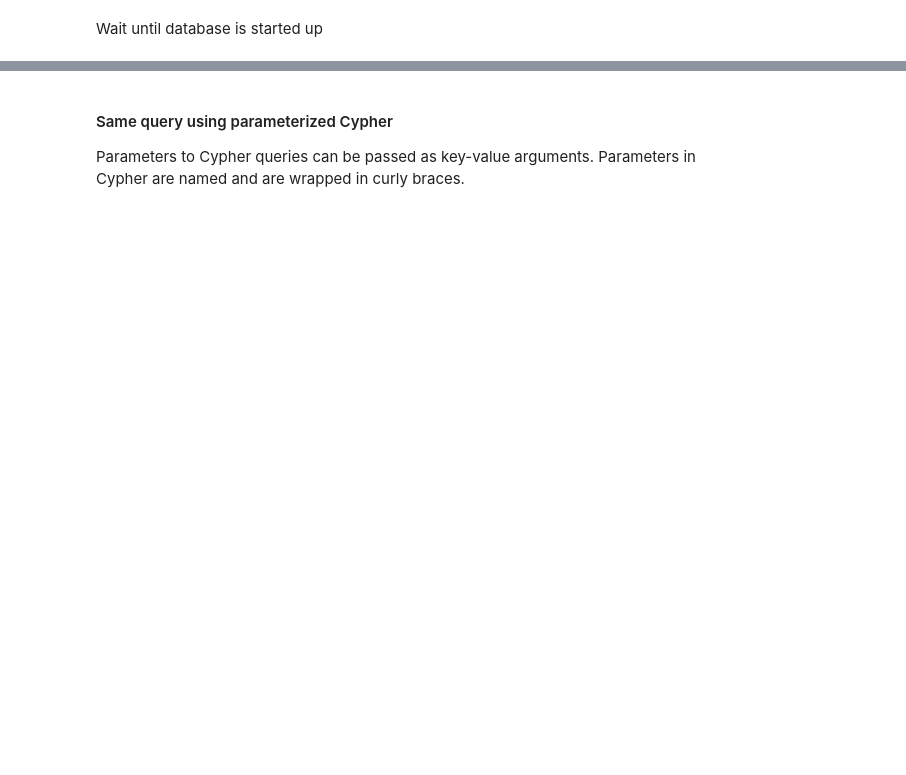
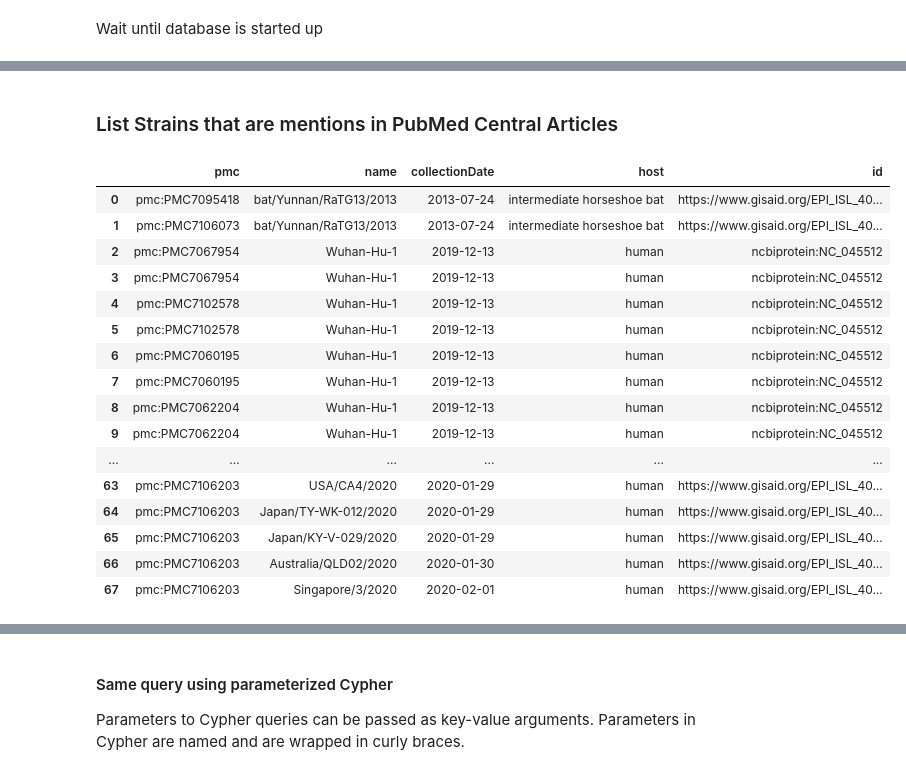
Before and after one commit to covid-19-net/covid-19-community, a Jupyter notebook: notebooks/3-ExampleQueries.ipynb, the cells around one changed output, grey strips where cells are left out. Cells and saved outputs as stored; diff of their text form; code cells hidden in the pictures; blank space fills up the shorter version.

```diff
--- a/notebooks/3-ExampleQueries.ipynb
+++ b/notebooks/3-ExampleQueries.ipynb
@@ -100,0 +73,28 @@ graph.run(query).to_data_frame()
+# %% [markdown]
+### List Strains that are mentions in PubMed Central Articles
+# %%
+query = """
+MATCH (p:Publication)-[:MENTIONS]->(s:Strain)<-[:CARRIES]-(o:Organism)
+RETURN p.id as pmc, s.name as name, s.collectionDate  as collectionDate, o.name as host, s.id as id
+ORDER by s.collectionDate
+"""
+graph.run(query).to_data_frame()
+# TODO where do the 2013 bat strains come from??
+# %% [output]
+|  | pmc | name | collectionDate | host | id |
+| 0 | pmc:PMC7095418 | bat/Yunnan/RaTG13/2013 | 2013-07-24 | intermediate horseshoe bat | https://www.gisaid.org/EPI_ISL_40... |
+| 1 | pmc:PMC7106073 | bat/Yunnan/RaTG13/2013 | 2013-07-24 | intermediate horseshoe bat | https://www.gisaid.org/EPI_ISL_40... |
+| 2 | pmc:PMC7067954 | Wuhan-Hu-1 | 2019-12-13 | human | ncbiprotein:NC_045512 |
+| 3 | pmc:PMC7067954 | Wuhan-Hu-1 | 2019-12-13 | human | ncbiprotein:NC_045512 |
+| 4 | pmc:PMC7102578 | Wuhan-Hu-1 | 2019-12-13 | human | ncbiprotein:NC_045512 |
+| 5 | pmc:PMC7102578 | Wuhan-Hu-1 | 2019-12-13 | human | ncbiprotein:NC_045512 |
+| 6 | pmc:PMC7060195 | Wuhan-Hu-1 | 2019-12-13 | human | ncbiprotein:NC_045512 |
+| 7 | pmc:PMC7060195 | Wuhan-Hu-1 | 2019-12-13 | human | ncbiprotein:NC_045512 |
+| 8 | pmc:PMC7062204 | Wuhan-Hu-1 | 2019-12-13 | human | ncbiprotein:NC_045512 |
+| 9 | pmc:PMC7062204 | Wuhan-Hu-1 | 2019-12-13 | human | ncbiprotein:NC_045512 |
+| ... | ... | ... | ... | ... | ... |
+| 63 | pmc:PMC7106203 | USA/CA4/2020 | 2020-01-29 | human | https://www.gisaid.org/EPI_ISL_40... |
+| 64 | pmc:PMC7106203 | Japan/TY-WK-012/2020 | 2020-01-29 | human | https://www.gisaid.org/EPI_ISL_40... |
+| 65 | pmc:PMC7106203 | Japan/KY-V-029/2020 | 2020-01-29 | human | https://www.gisaid.org/EPI_ISL_40... |
+| 66 | pmc:PMC7106203 | Australia/QLD02/2020 | 2020-01-30 | human | https://www.gisaid.org/EPI_ISL_40... |
+| 67 | pmc:PMC7106203 | Singapore/3/2020 | 2020-02-01 | human | https://www.gisaid.org/EPI_ISL_40... |
```
Also changed, not shown: parts of 32 cells of this notebook, 54 other files.
